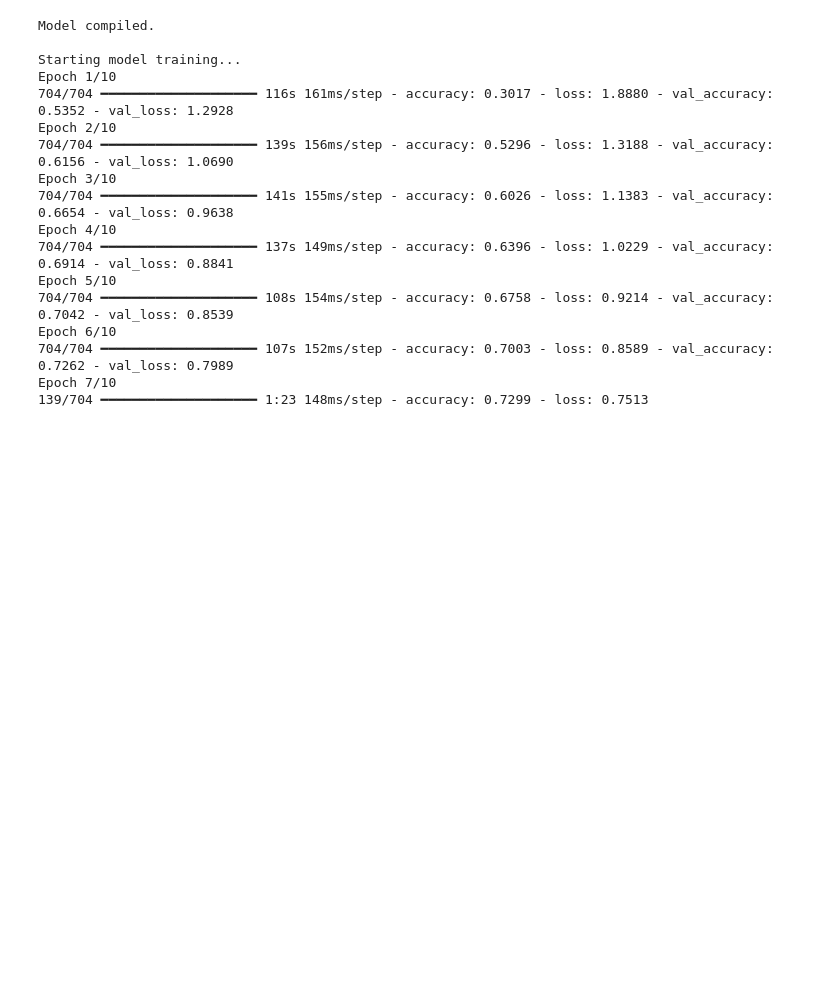
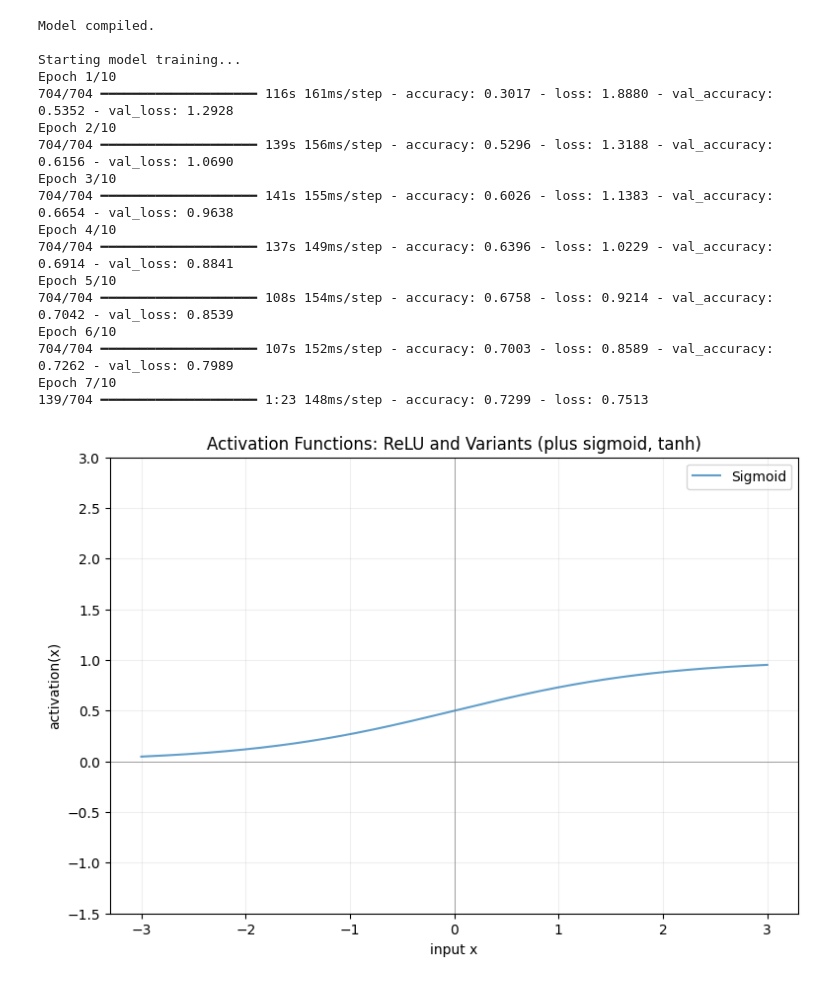
Before and after one commit to AI-Junction/Learn-ML, a Jupyter notebook: LearnPandasPart3.ipynb, the cells around one changed output. Drawn from its saved outputs; the diff is of its cells as text; code cells hidden in the pictures; blank space fills up the shorter version.

```diff
--- a/LearnPandasPart3.ipynb
+++ b/LearnPandasPart3.ipynb
@@ -1708,3 +1708,37 @@ Epoch 6/10
 704/704 ━━━━━━━━━━━━━━━━━━━━ 107s 152ms/step - accuracy: 0.7003 - loss: 0.8589 - val_accuracy: 0.7262 - val_loss: 0.7989
 Epoch 7/10
 139/704 ━━━━━━━━━━━━━━━━━━━━ 1:23 148ms/step - accuracy: 0.7299 - loss: 0.7513
+# %%
+import numpy as np
+import matplotlib.pyplot as plt
+
+# x range
+x = np.linspace(-3, 3, 400)
+
+# activations
+relu = np.maximum(0, x)
+leaky_relu = np.where(x > 0, x, 0.01 * x)       # alpha = 0.01
+prelu = np.where(x > 0, x, 0.25 * x)            # PReLU-like with alpha=0.25 (fixed here)
+elu = np.where(x > 0, x, np.exp(x) - 1)         # alpha=1
+sigmoid = 1 / (1 + np.exp(-x))
+tanh = np.tanh(x)
+
+plt.figure(figsize=(9,6))
+#plt.plot(x, relu, label='ReLU', linewidth=2)
+#plt.plot(x, leaky_relu, label='Leaky ReLU (α=0.01)', linestyle='--')
+#plt.plot(x, prelu, label='PReLU-like (α=0.25)', linestyle=':')
+#plt.plot(x, elu, label='ELU (α=1)', linestyle='-.')
+plt.plot(x, sigmoid, label='Sigmoid', alpha=0.7)
+#plt.plot(x, tanh, label='tanh', alpha=0.7)
+
+plt.axhline(0, color='gray', linewidth=0.5)
+plt.axvline(0, color='gray', linewidth=0.5)
+plt.legend()
+plt.title('Activation Functions: ReLU and Variants (plus sigmoid, tanh)')
+plt.xlabel('input x')
+plt.ylabel('activation(x)')
+plt.grid(alpha=0.2)
+plt.ylim(-1.5, 3.0)
+plt.show()
+# %% [output]
+[figure, added]
```
Also changed, not shown: parts of 2 cells of this notebook.
